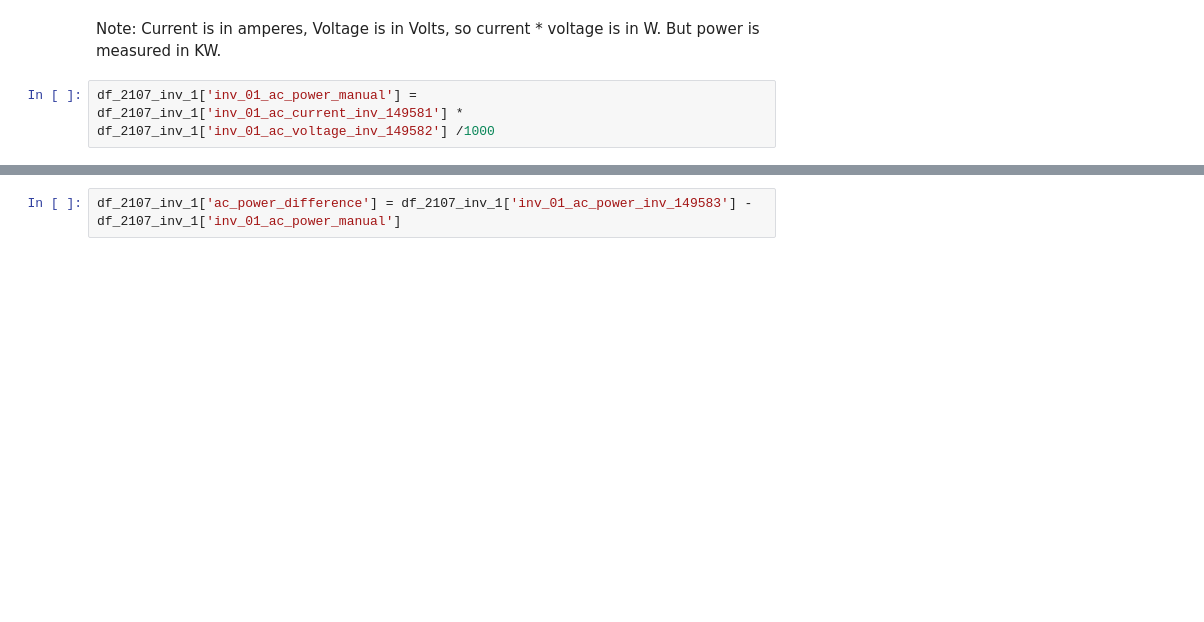
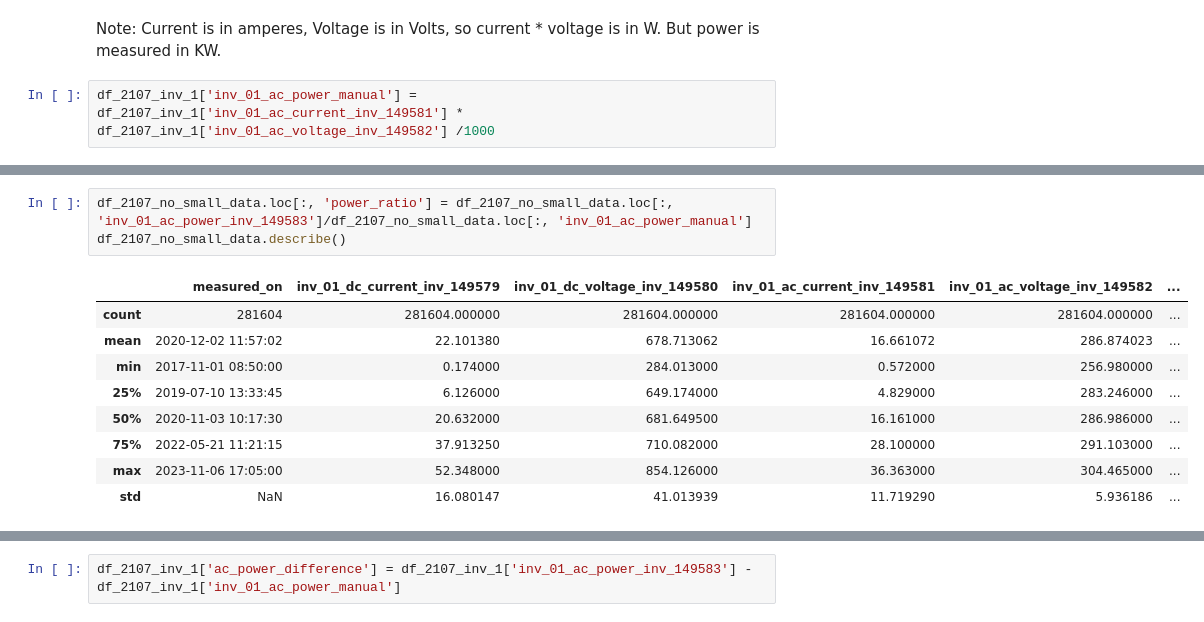
Before and after one commit to Erdos-Projects/predicting-day-ahead-solar-power-production, a Jupyter notebook: src/data/quick_iv_equals_p_check.ipynb, the cells around one changed output, grey strips where cells are left out. Drawn from its saved outputs; the diff is of its cells as text; blank space fills up the shorter version.

```diff
--- a/src/data/quick_iv_equals_p_check.ipynb
+++ b/src/data/quick_iv_equals_p_check.ipynb
@@ -88,0 +121,13 @@ df_2107_inv_1['inv_01_ac_power_manual'] = df_2107_inv_1['inv_01_ac_current_inv_1
+# %%
+df_2107_no_small_data.loc[:, 'power_ratio'] = df_2107_no_small_data.loc[:, 'inv_01_ac_power_inv_149583']/df_2107_no_small_data.loc[:, 'inv_01_ac_power_manual']
+df_2107_no_small_data.describe()
+# %% [output]
+|  | measured_on | inv_01_dc_current_inv_149579 | inv_01_dc_voltage_inv_149580 | inv_01_ac_current_inv_149581 | inv_01_ac_voltage_inv_149582 | ... |
+| count | 281604 | 281604.000000 | 281604.000000 | 281604.000000 | 281604.000000 | ... |
+| mean | 2020-12-02 11:57:02 | 22.101380 | 678.713062 | 16.661072 | 286.874023 | ... |
+| min | 2017-11-01 08:50:00 | 0.174000 | 284.013000 | 0.572000 | 256.980000 | ... |
+| 25% | 2019-07-10 13:33:45 | 6.126000 | 649.174000 | 4.829000 | 283.246000 | ... |
+| 50% | 2020-11-03 10:17:30 | 20.632000 | 681.649500 | 16.161000 | 286.986000 | ... |
+| 75% | 2022-05-21 11:21:15 | 37.913250 | 710.082000 | 28.100000 | 291.103000 | ... |
+| max | 2023-11-06 17:05:00 | 52.348000 | 854.126000 | 36.363000 | 304.465000 | ... |
+| std | NaN | 16.080147 | 41.013939 | 11.719290 | 5.936186 | ... |
```
Also changed, not shown: parts of 9 cells of this notebook, 4 other files.
